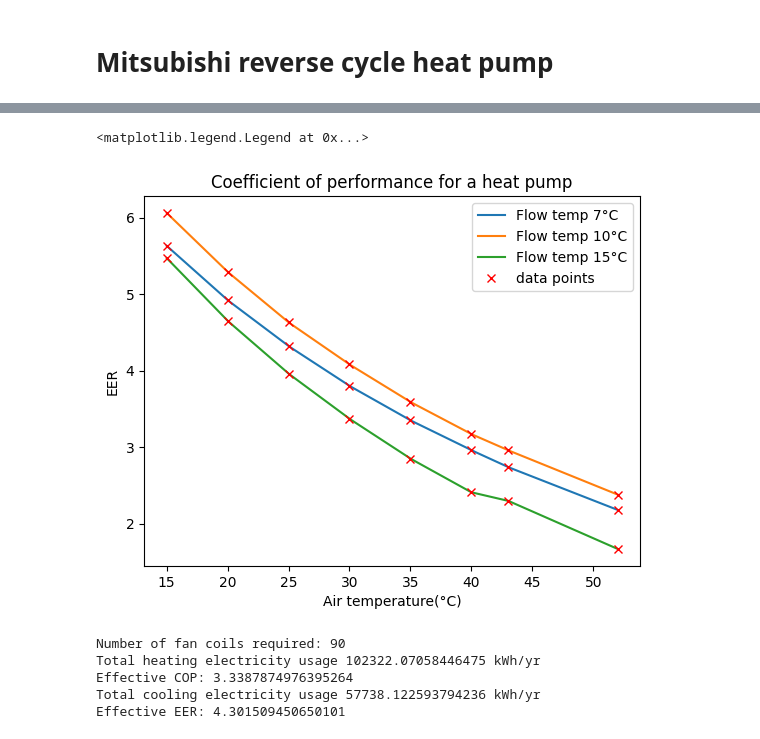
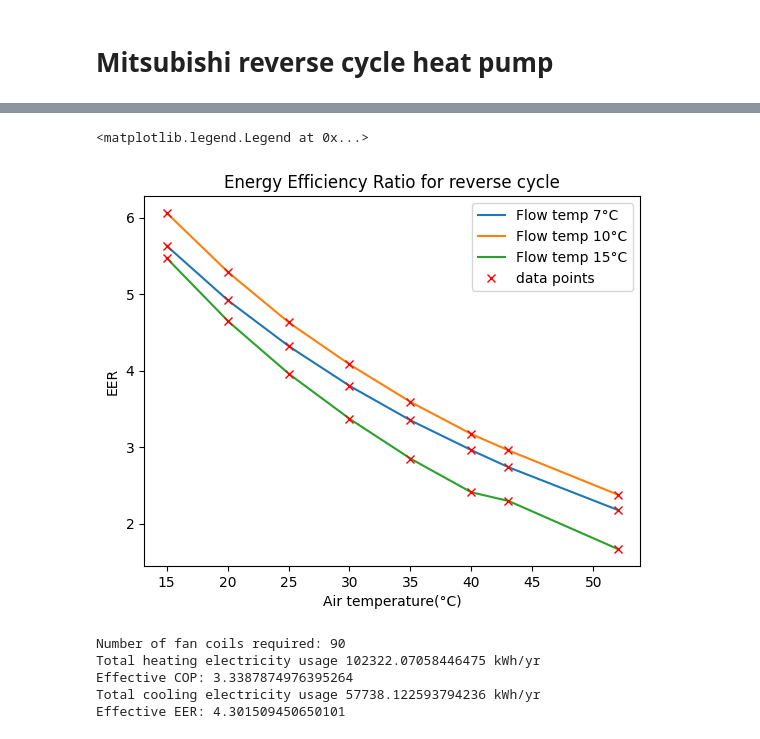
Before and after one commit to SNaylor12543/Variable_Output_Temperature_Heat_Pump, a Jupyter notebook: EAHV-M1500-YCL(-N).ipynb, the cells around one changed output, grey strips where cells are left out. Drawn from its saved outputs; the diff is of its cells as text; code cells hidden in the pictures.

```diff
--- a/EAHV-M1500-YCL(-N).ipynb
+++ b/EAHV-M1500-YCL(-N).ipynb
@@ -41,35 +40,35 @@ import matplotlib.pyplot as plt
 import Modules.Data as Data
 import numpy as np
 
 HVAC = HVAC("Data/Heat_Pump/EAHV-M1500-YCL(-N)/Cooling_5C.csv")
 
 EER_interp = HVAC.interp_init("EER")
 
 air_temp = np.linspace(15, 52, 1000)
 hydronics_temp = [7, 10, 15]
 
 for flow_temp in hydronics_temp:
 
     EER = HVAC.Calculate_EER(flow_temp, air_temp, EER_interp)
 
     plt.plot(air_temp, EER, label = 'Flow temp ' + str(flow_temp) + '°C')
 
 # data points
 data_air_temp = Data.column_from_csv("Data/Heat_Pump/EAHV-M1500-YCL(-N)/Cooling_5C.csv", "Air temperature(°C)")
 
 data_flow_temp = Data.column_from_csv("Data/Heat_Pump/EAHV-M1500-YCL(-N)/Cooling_5C.csv", "Flow temperature(°C)")
 
 data_EER = HVAC.Calculate_EER(data_flow_temp, data_air_temp, EER_interp)
 
 plt.plot(data_air_temp, data_EER, label="data points", marker='x', color='red', linestyle='None')
 
-plt.title('Coefficient of performance for a heat pump')
+plt.title('Energy Efficiency Ratio for reverse cycle')
 plt.xlabel('Air temperature(°C)')
 plt.ylabel('EER')
 plt.legend()
 # %% [output]
 <matplotlib.legend.Legend at 0x...>
-[figure, old version]
+[figure, new version]
 # %%
 from Modules.Heating import Heat_Pump
 from Modules.Heating import HVAC
```
Also changed, not shown: parts of 1 cell of this notebook, 2 other files.
